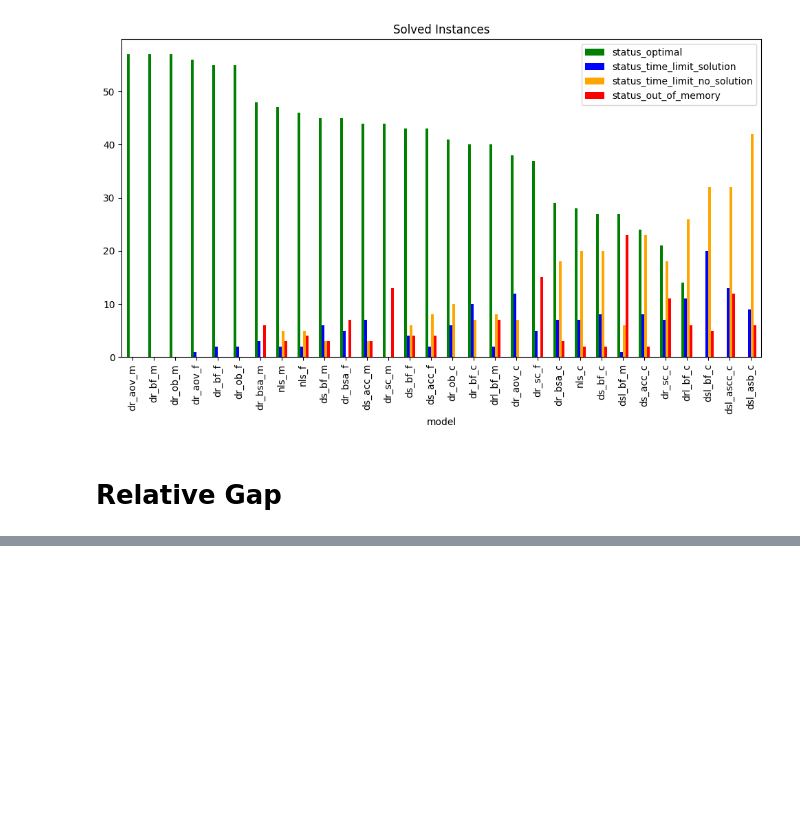
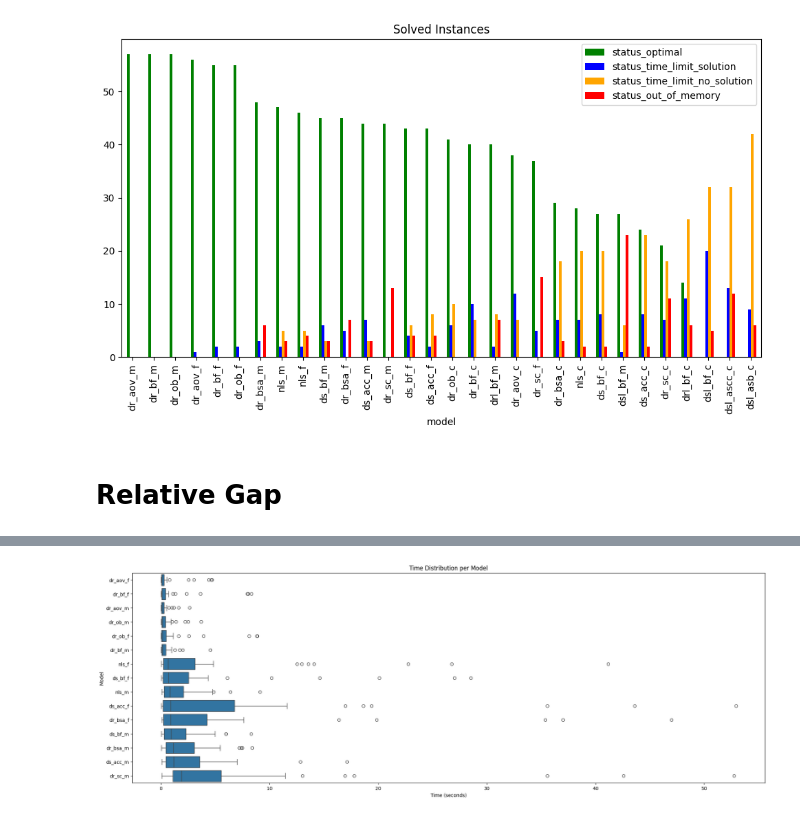
Before and after one commit to nacho692/mrsa, a Jupyter notebook: experimentation/experimentation.ipynb, the cells around one changed output, grey strips where cells are left out. Cells and saved outputs as stored; diff of their text form; code cells hidden in the pictures; blank space fills up the shorter version.

```diff
--- a/experimentation/experimentation.ipynb
+++ b/experimentation/experimentation.ipynb
@@ -286,0 +304,20 @@ plt.show()
+# %%
+solved_above_75 = list(metrics_by_model[metrics_by_model["solved_%"] >= 0.75].index)
+df_solvers = df[(df["model"].isin(solved_above_75)) & (df["status"] == "OPTIMAL")]
+
+solved_count = df_solvers.groupby("instance").size()
+solved_count = solved_count[solved_count == len(solved_above_75)]
+
+df_solvers = df_solvers[df_solvers["instance"].isin(solved_count.index)]
+
+fig, ax1 = plt.subplots(1, 1, figsize=(24, 8))
+
+sns.boxplot(data=df_solvers, y='model', x='time', ax=ax1, order=df_solvers.groupby("model")["time"].median().sort_values().index)
+ax1.set_ylabel('Model')
+ax1.set_xlabel('Time (seconds)')
+plt.xticks(rotation=0)
+ax1.set_title('Time Distribution per Model')
+
+plt.show()
+# %% [output]
+[figure, added]
```
Also changed, not shown: parts of 9 cells of this notebook.
